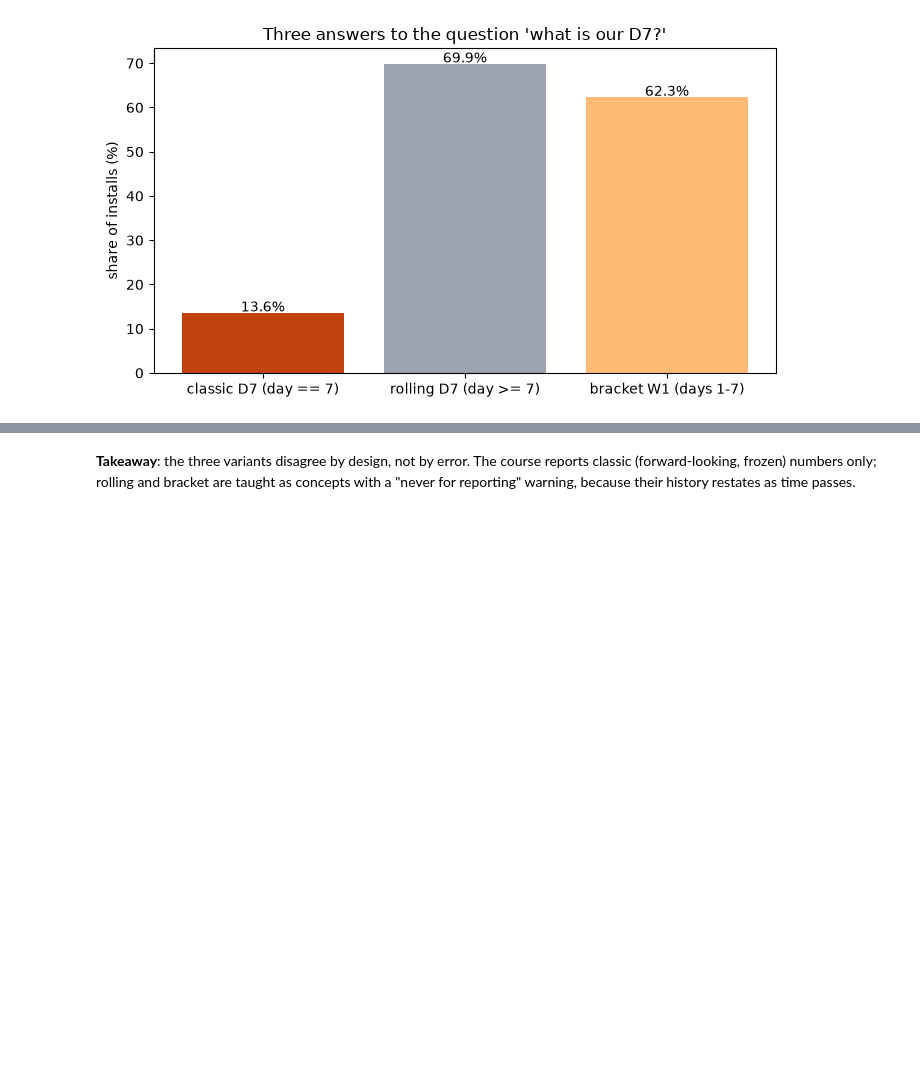
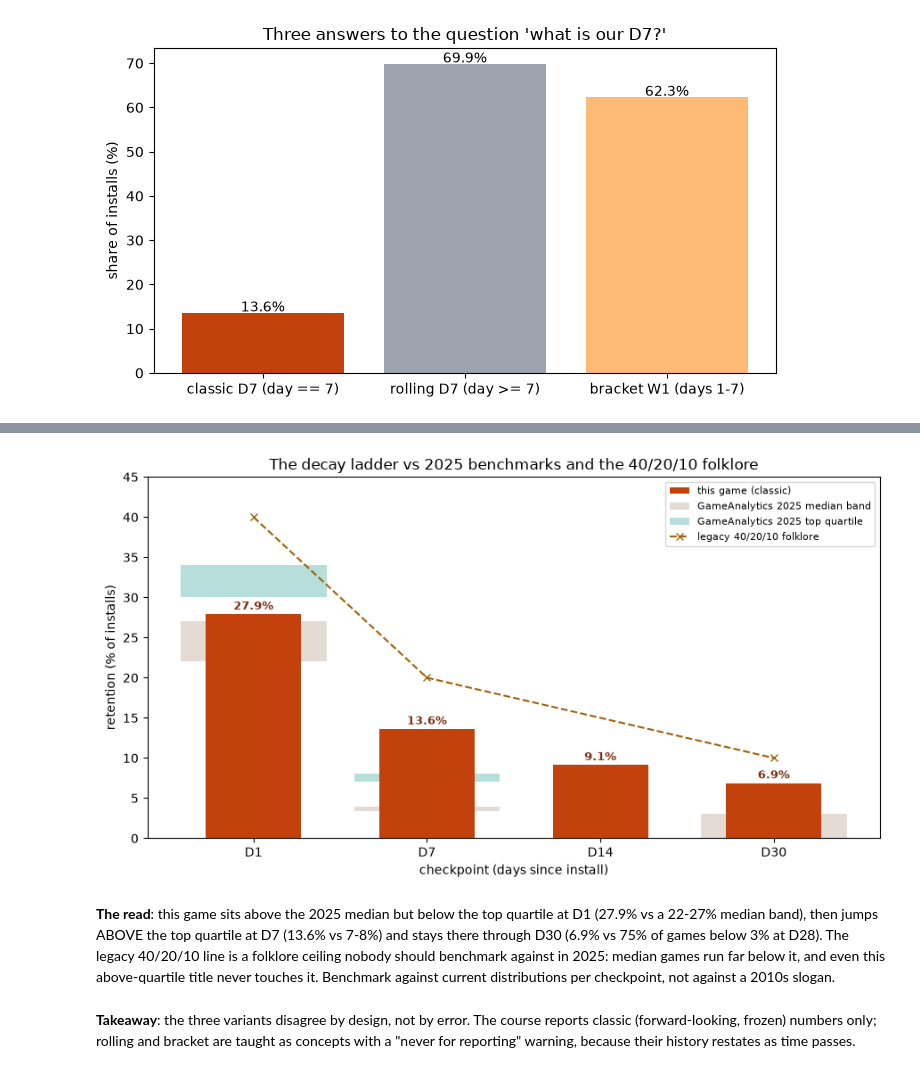
Before and after one commit to phoebefu6/learn-customer-retention-with-phoebe, a Jupyter notebook: notebooks/a1_metrics.ipynb, the cells around one changed output, grey strips where cells are left out. Cells and saved outputs as stored; diff of their text form; code cells hidden in the pictures; blank space fills up the shorter version.

```diff
--- a/notebooks/a1_metrics.ipynb
+++ b/notebooks/a1_metrics.ipynb
@@ -119,3 +126,58 @@ plt.show()
+# %%
+from matplotlib.patches import Rectangle
+
+checkpoints = [1, 7, 14, 30]
+labels = [f"D{n}" for n in checkpoints]
+vals = [classic_vals[n] * 100 for n in checkpoints]
+x = np.arange(len(checkpoints))
+
+fig, ax = plt.subplots(figsize=(9, 5))
+
+# Benchmark bands per checkpoint (GameAnalytics 2025): (x position, lo, hi, kind)
+median_bands = [(0, 22, 27), (1, 3.4, 3.9), (3, 0, 3)]   # D30 band = 75% of games below 3% at D28
+topq_bands = [(0, 30, 34), (1, 7, 8)]                     # D1 top quartile is open-ended (>30)
+for xi, lo, hi in median_bands:
+    ax.add_patch(Rectangle((xi - 0.42, lo), 0.84, hi - lo, facecolor="#D3C4B8",
+                           alpha=0.6, zorder=0))
+for xi, lo, hi in topq_bands:
+    ax.add_patch(Rectangle((xi - 0.42, lo), 0.84, hi - lo, facecolor="#0D9488",
+                           alpha=0.30, zorder=0))
+
+bars = ax.bar(x, vals, width=0.55, color="#C2410C", zorder=3, label="this game (classic)")
+for b, v in zip(bars, vals):
+    ax.text(b.get_x() + b.get_width() / 2, v + 0.6, f"{v:.1f}%",
+            ha="center", fontsize=9, fontweight="bold", color="#7C2D12")
+
+# Legacy 40/20/10 folklore line (defined at D1/D7/D30 only)
+ax.plot([0, 1, 3], [40, 20, 10], linestyle="--", color="#A16207", marker="x",
+        linewidth=1.5, zorder=2, label="legacy 40/20/10 folklore")
+
+from matplotlib.lines import Line2D
+ax.legend(handles=[Rectangle((0, 0), 1, 1, facecolor="#C2410C", label="this game (classic)"),
+                   Rectangle((0, 0), 1, 1, facecolor="#D3C4B8", alpha=0.6,
+                             label="GameAnalytics 2025 median band"),
+                   Rectangle((0, 0), 1, 1, facecolor="#0D9488", alpha=0.30,
+                             label="GameAnalytics 2025 top quartile"),
+                   Line2D([0], [0], linestyle="--", color="#A16207", marker="x",
+                          label="legacy 40/20/10 folklore")],
+          loc="upper right", fontsize=8)
+ax.set_xticks(x)
+ax.set_xticklabels(labels)
+ax.set_xlabel("checkpoint (days since install)")
+ax.set_ylabel("retention (% of installs)")
+ax.set_title("The decay ladder vs 2025 benchmarks and the 40/20/10 folklore")
+ax.set_ylim(0, 45)
+plt.tight_layout()
+plt.show()
+# %% [output]
+[figure, added]
+# %% [markdown]
+**The read**: this game sits above the 2025 median but below the top quartile at D1
+(27.9% vs a 22-27% median band), then jumps ABOVE the top quartile at D7 (13.6% vs 7-8%)
+and stays there through D30 (6.9% vs 75% of games below 3% at D28). The legacy 40/20/10
+line is a folklore ceiling nobody should benchmark against in 2025: median games run far
+below it, and even this above-quartile title never touches it. Benchmark against current
+distributions per checkpoint, not against a 2010s slogan.
 # %% [markdown]
 **Takeaway**: the three variants disagree by design, not by error. The course reports classic
 (forward-looking, frozen) numbers only; rolling and bracket are taught as concepts with a
```
Also changed, not shown: parts of 1 cell of this notebook, 11 other files.
